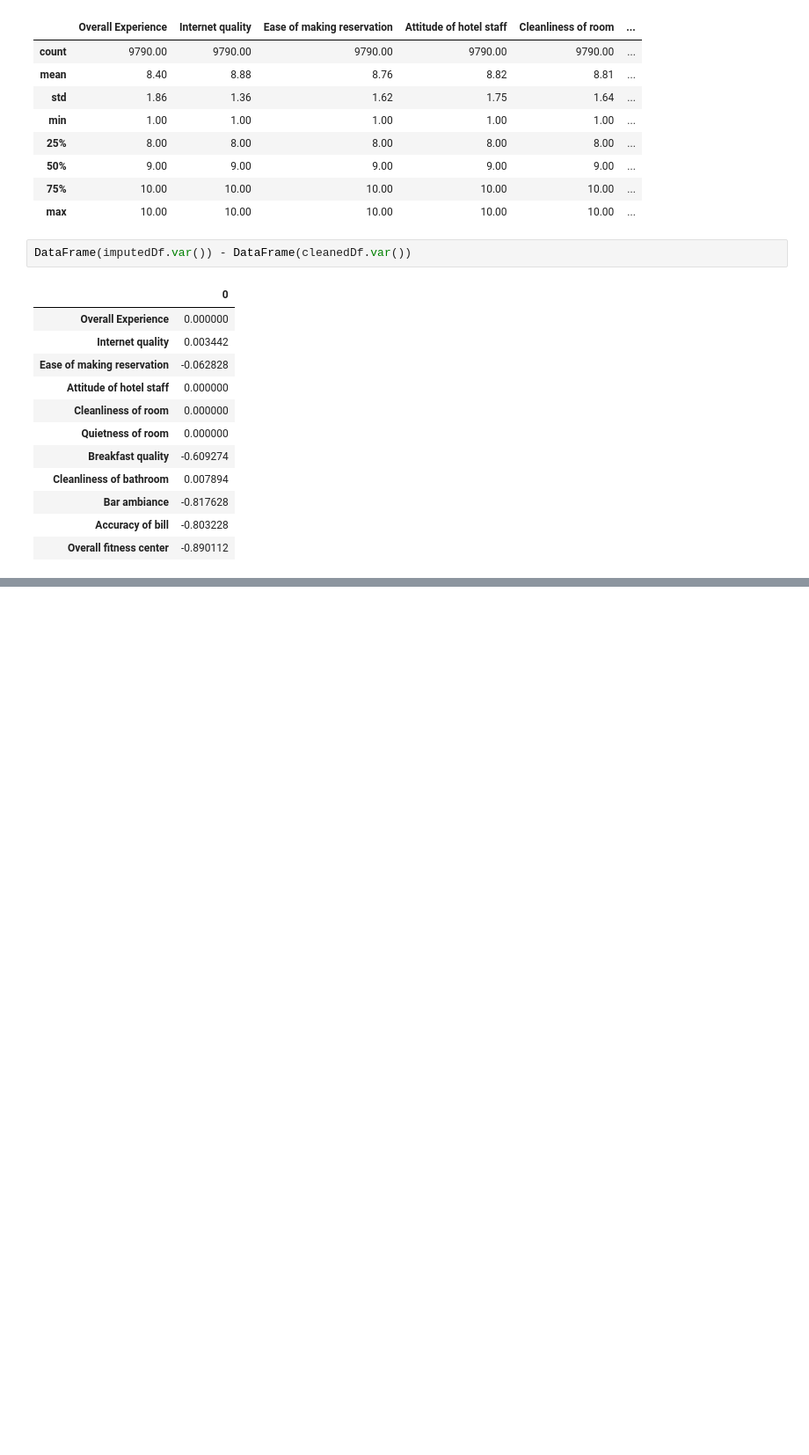
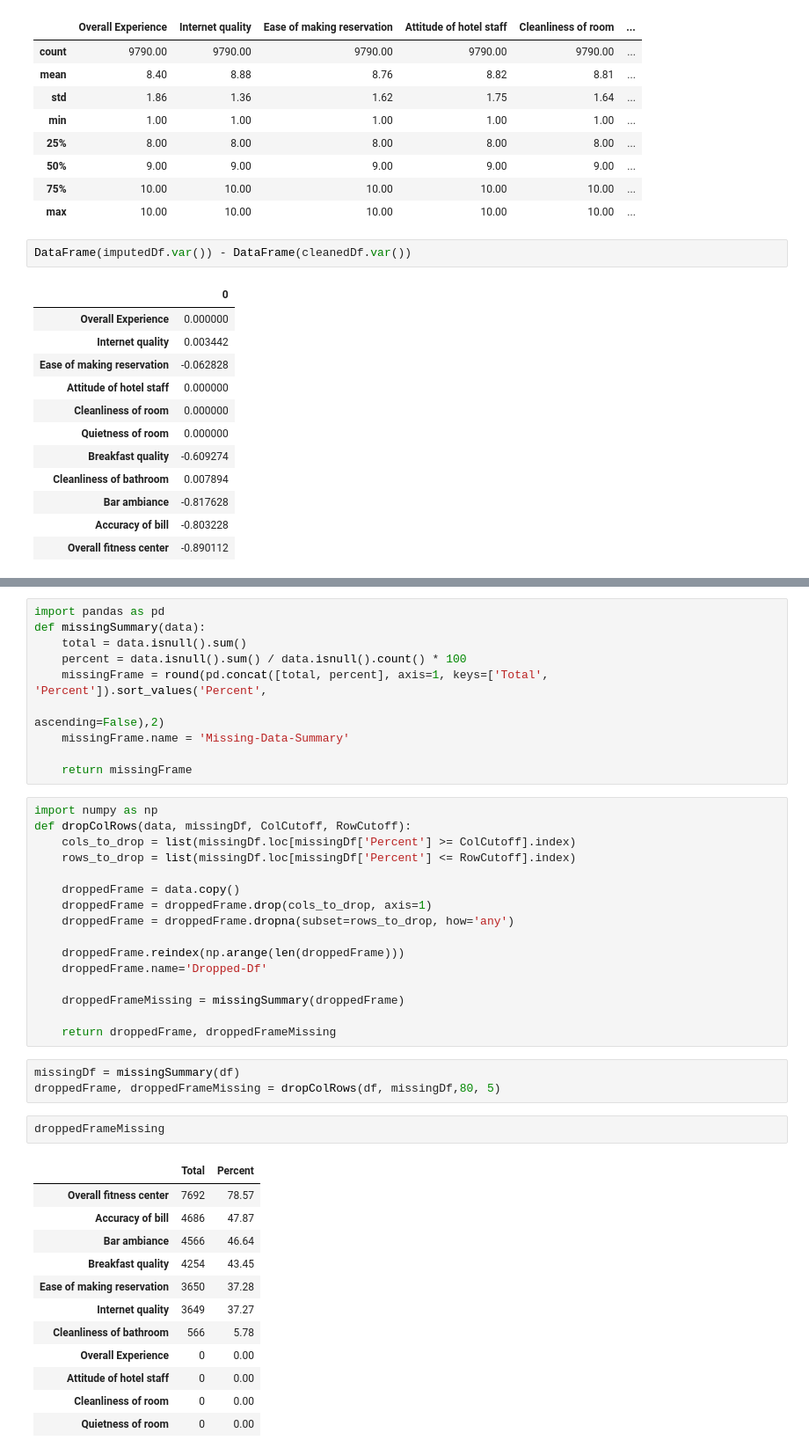
Before and after one commit to bosea3000/Python-for-Data-Analysis, a Jupyter notebook: Practice-2.ipynb, the cells around one changed output, grey strips where cells are left out. Shown: that part at 88% size. Saved outputs shown, nothing was run; the diff lists cells and outputs as text; blank space fills up the shorter version.

```diff
--- a/Practice-2.ipynb
+++ b/Practice-2.ipynb
@@ -372,0 +394,44 @@ Loading BokehJS ...
+# %%
+import pandas as pd
+def missingSummary(data):
+    total = data.isnull().sum()
+    percent = data.isnull().sum() / data.isnull().count() * 100
+    missingFrame = round(pd.concat([total, percent], axis=1, keys=['Total', 'Percent']).sort_values('Percent',
+                                                                                             ascending=False),2)
+    missingFrame.name = 'Missing-Data-Summary'
+
+    return missingFrame
+# %%
+import numpy as np
+def dropColRows(data, missingDf, ColCutoff, RowCutoff):
+    cols_to_drop = list(missingDf.loc[missingDf['Percent'] >= ColCutoff].index)
+    rows_to_drop = list(missingDf.loc[missingDf['Percent'] <= RowCutoff].index)
+
+    droppedFrame = data.copy()
+    droppedFrame = droppedFrame.drop(cols_to_drop, axis=1)
+    droppedFrame = droppedFrame.dropna(subset=rows_to_drop, how='any')
+
+    droppedFrame.reindex(np.arange(len(droppedFrame)))
+    droppedFrame.name='Dropped-Df'
+
+    droppedFrameMissing = missingSummary(droppedFrame)
+
+    return droppedFrame, droppedFrameMissing
+# %%
+missingDf = missingSummary(df)
+droppedFrame, droppedFrameMissing = dropColRows(df, missingDf,80, 5)
+# %%
+droppedFrameMissing
+# %% [output]
+|  | Total | Percent |
+| Overall fitness center | 7692 | 78.57 |
+| Accuracy of bill | 4686 | 47.87 |
+| Bar ambiance | 4566 | 46.64 |
+| Breakfast quality | 4254 | 43.45 |
+| Ease of making reservation | 3650 | 37.28 |
+| Internet quality | 3649 | 37.27 |
+| Cleanliness of bathroom | 566 | 5.78 |
+| Overall Experience | 0 | 0.00 |
+| Attitude of hotel staff | 0 | 0.00 |
+| Cleanliness of room | 0 | 0.00 |
+| Quietness of room | 0 | 0.00 |
```
Also changed, not shown: parts of 1 cell of this notebook, 1 other file.
